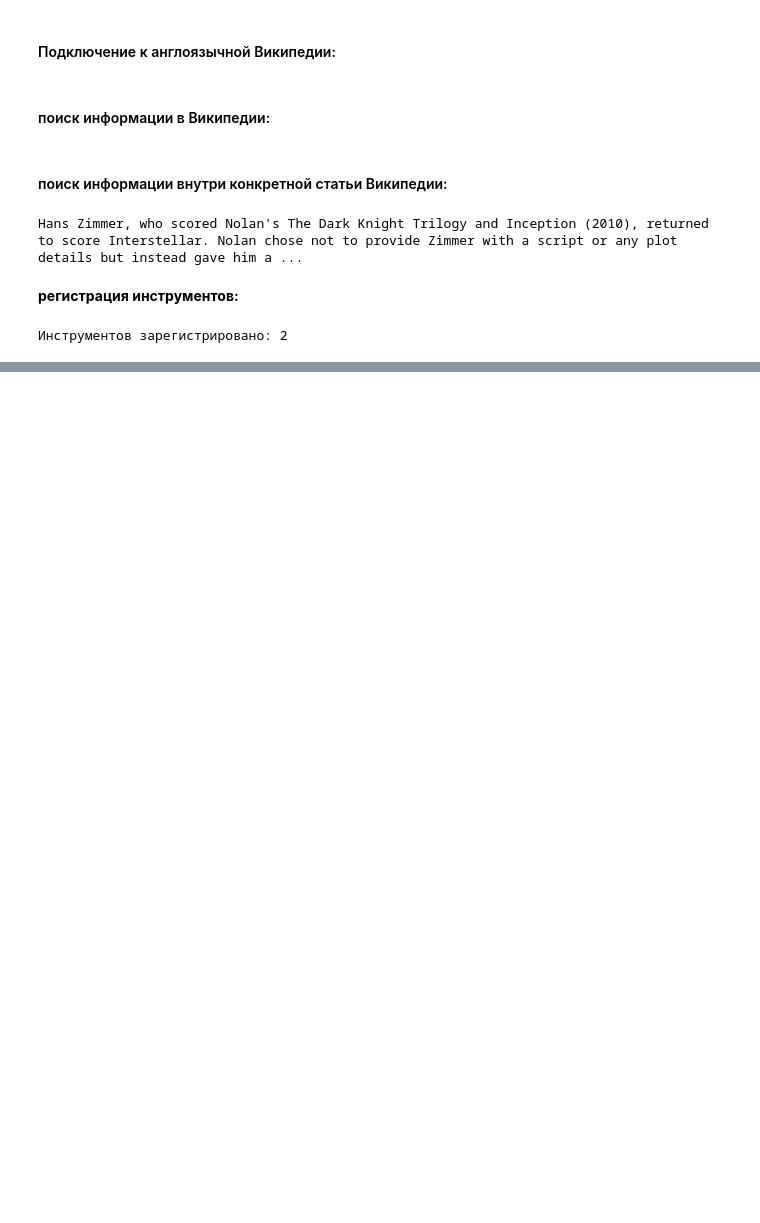
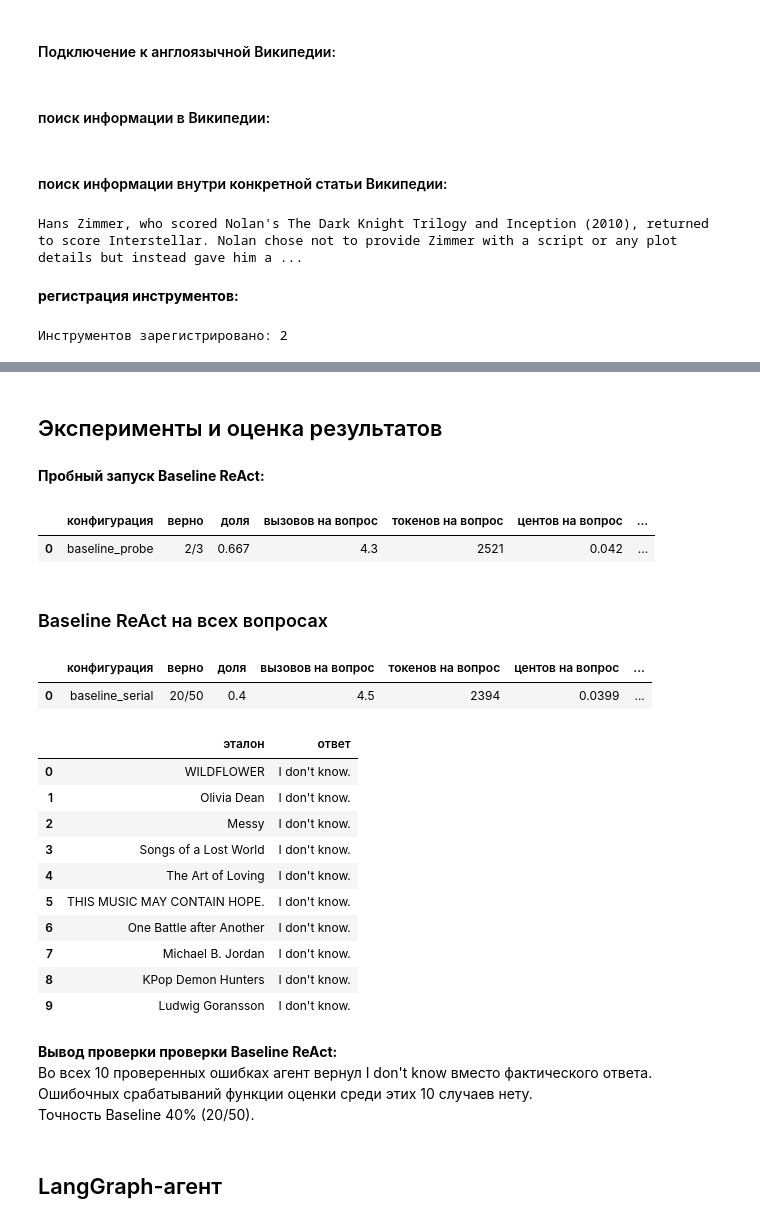
Before and after one commit to dshkkp/media-agent-eval, a Jupyter notebook: media_agent_eval.ipynb, the cells around one changed output, grey strips where cells are left out. Drawn from its saved outputs; the diff is of its cells as text; code cells hidden in the pictures; blank space fills up the shorter version.

Commit message:
+ baseline + evaluation  + langGraph

```diff
--- a/media_agent_eval.ipynb
+++ b/media_agent_eval.ipynb
@@ -238,0 +343,2 @@ print("Инструментов зарегистрировано:", len(TOOLS))
+# %% [markdown]
+## Эксперименты и оценка результатов
@@ -238,0 +347,74 @@ print("Инструментов зарегистрировано:", len(TOOLS))
+# %%
+def pmap(fn, items, workers=6):
+    with ThreadPoolExecutor(max_workers=workers) as ex:
+        return list(ex.map(fn, items))
+
+RESULTS = {}
+
+def run_config(tag, fn, sample=None, workers=6):
+    sample = sample or questions
+    TAG["now"] = tag
+
+    def one(task):
+        try:
+            return fn(task["question"])
+        except Exception as e:
+            return f"ошибка: {type(e).__name__}"
+    answers = pmap(one, sample, workers)
+    RESULTS[tag] = [ {"id": t["id"], "answer": a, "ok": is_correct(t, a)} for t, a in zip(sample, answers)]
+    return report([tag])
+
+
+def report(tags=None):
+    rows = []
+    for tag in tags or RESULTS:
+        res = RESULTS[tag]
+        calls = [c for c in CALLS if c["tag"] == tag]
+        n = len(res)
+        ok = sum(r["ok"] for r in res)
+        cost = sum(c["cost"] for c in calls)
+        rows.append({ "конфигурация": tag, "верно": f"{ok}/{n}", "доля": round(ok / n, 3),
+            "вызовов на вопрос": round(len(calls) / n, 1),
+            "токенов на вопрос": round( sum(c["prompt_tokens"] + c["completion_tokens"] for c in calls) / n),
+            "центов на вопрос": round(cost / n * 100, 4), "центов за верный": round(cost / ok * 100, 4) if ok else None})
+    return pd.DataFrame(rows)
+
+
+def wrong(tag, n=10):
+    return pd.DataFrame([ {"эталон": t["answer"], "ответ": str(r["answer"])[:110]}
+        for t, r in zip(questions, RESULTS[tag]) if not r["ok"]][:n])
+# %% [markdown]
+**Пробный запуск Baseline ReAct:**
+# %%
+run_config( tag="baseline_probe", fn=bare_agent, sample=questions[:3], workers=1)
+# %% [output]
+|  | конфигурация | верно | доля | вызовов на вопрос | токенов на вопрос | центов на вопрос | ... |
+| 0 | baseline_probe | 2/3 | 0.667 | 4.3 | 2521 | 0.042 | ... |
+# %% [markdown]
+### Baseline ReAct на всех вопросах
+# %%
+run_config("baseline_serial", bare_agent, workers=1)
+# %% [output]
+|  | конфигурация | верно | доля | вызовов на вопрос | токенов на вопрос | центов на вопрос | ... |
+| 0 | baseline_serial | 20/50 | 0.4 | 4.5 | 2394 | 0.0399 | ... |
+# %%
+wrong("baseline_serial", n=10)
+# %% [output]
+|  | эталон | ответ |
+| 0 | WILDFLOWER | I don't know. |
+| 1 | Olivia Dean | I don't know. |
+| 2 | Messy | I don't know. |
+| 3 | Songs of a Lost World | I don't know. |
+| 4 | The Art of Loving | I don't know. |
+| 5 | THIS MUSIC MAY CONTAIN HOPE. | I don't know. |
+| 6 | One Battle after Another | I don't know. |
+| 7 | Michael B. Jordan | I don't know. |
+| 8 | KPop Demon Hunters | I don't know. |
+| 9 | Ludwig Goransson | I don't know. |
+# %% [markdown]
+**Вывод проверки проверки Baseline ReAct:**
+Во всех 10 проверенных ошибках  агент вернул I don't know вместо фактического ответа.
+Ошибочных срабатываний функции оценки среди этих 10 случаев нету.
+Точность Baseline 40% (20/50).
+# %% [markdown]
+## LangGraph-агент
```
Also changed, not shown: parts of 12 cells of this notebook.
